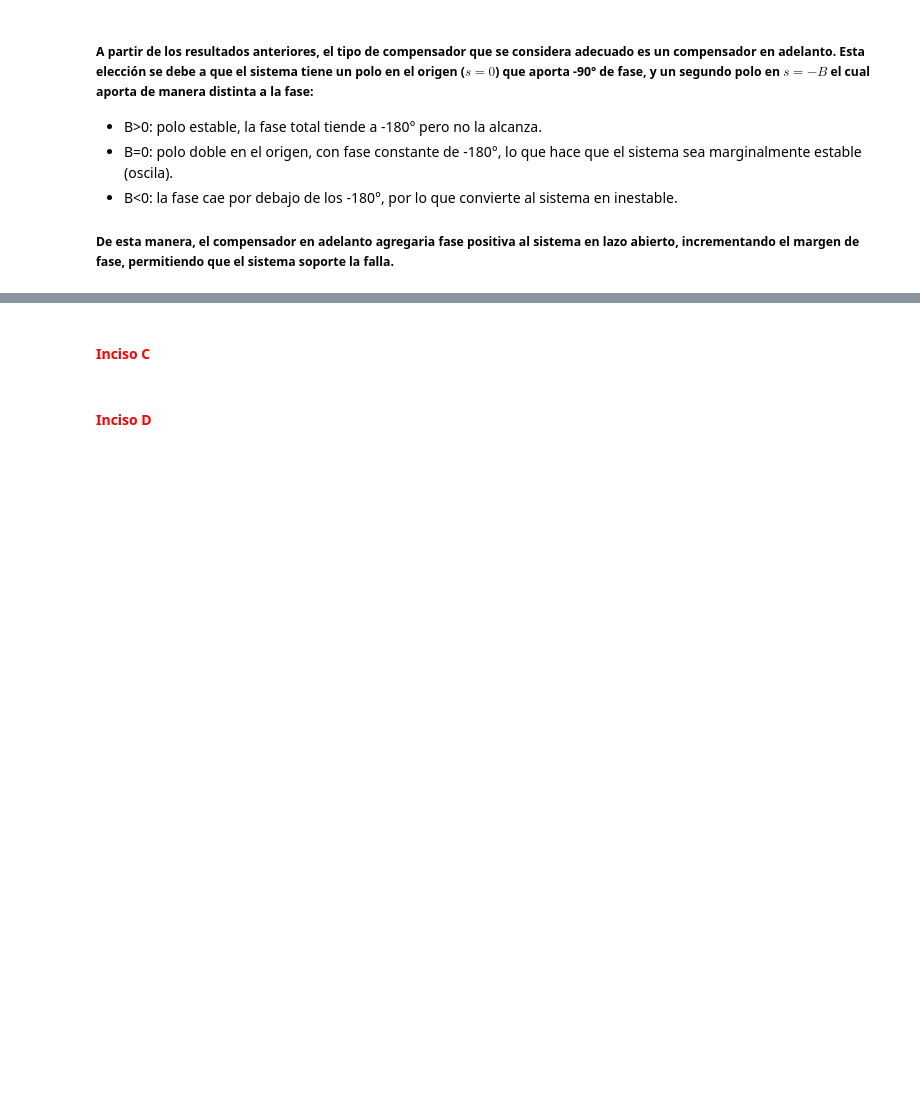
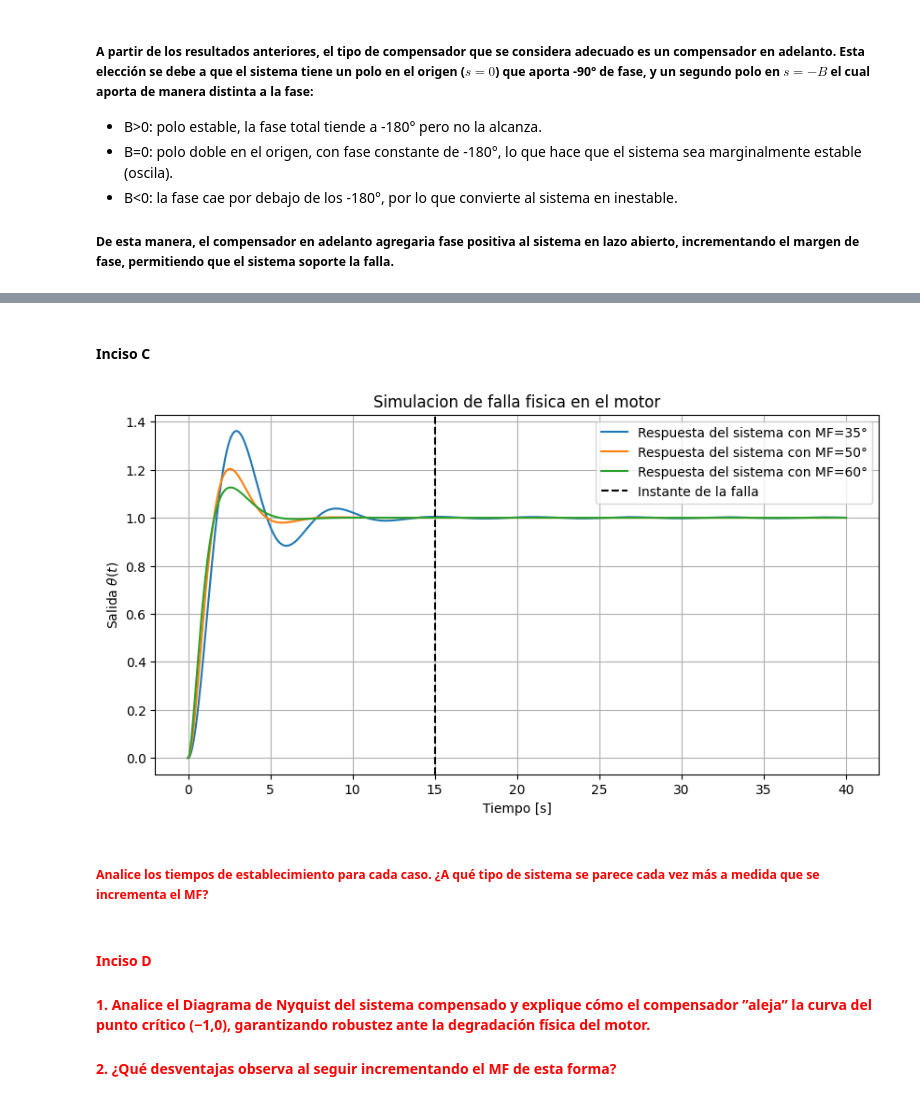
Before and after one commit to Zoevelazquez0430/TP1-SistemasDeControl, a Jupyter notebook: Punto2.ipynb, the cells around one changed output, grey strips where cells are left out. Drawn from its saved outputs; the diff is of its cells as text; code cells hidden in the pictures; blank space fills up the shorter version.

Commit message:
punto 2.b. a,b

```diff
--- a/Punto2.ipynb
+++ b/Punto2.ipynb
@@ -116,0 +119,5 @@ Ignoring fixed x limits to fulfill fixed data aspect with adjustable data limits
+# %%
+def compensador(z):
+    num = [z, z]
+    den = [1, z]
+    return ctrl.tf(num, den)
@@ -116,0 +183,12 @@ Ignoring fixed x limits to fulfill fixed data aspect with adjustable data limits
+# %%
+for z, label in zip(z_encontrados, labels):
+    C = compensador(z)
+    L = C * G_B05
+
+    dc_gain = ctrl.dcgain(C)
+    gm, pm, wg, wp = ctrl.margin(L)
+
+    print(f"Compensador {label}:")
+    print(f"- Margen de fase = {pm:.2f}°")
+    print(f"- Frecuencia de cruce = {wp:.2f} rad/s")
+    print(f"- Compensador: Ganancia DC = {dc_gain}\n")
@@ -117,4 +210,50 @@ Ignoring fixed x limits to fulfill fixed data aspect with adjustable data limits
 # %% [markdown]
-#### <span style='color:red'>Inciso C</span>
+#### Inciso C
+# %%
+t1 = np.linspace(0, 15, 1000)
+t2 = np.linspace(15, 40, 3000)
+
+plt.figure(figsize=(10, 5))
+
+for z, label in zip(z_encontrados, labels):
+    C = compensador(z)
+    L_B05 = C * G_B05
+    L_B01 = C * G_B01
+    L_B05_closed = ctrl.feedback(L_B05, 1)
+    L_B01_closed = ctrl.feedback(L_B01, 1)
+
+    # Sistema con B=0.5
+    sys1 = ctrl.ss(L_B05_closed)
+    response1 = ctrl.forced_response(sys1, T=t1, U=1)
+    t_out1 = response1.time
+    y_out1 = response1.outputs
+    x_out1 = response1.states
+    x_final_stage1 = x_out1[:, -1]
+
+    # Sistema con B=-0.1
+    sys2 = ctrl.ss(L_B01_closed)
+    response2 = ctrl.forced_response(sys2, T=t2, U=1, X0=x_final_stage1)
+    t_out2 = response2.time
+    y_out2 = response2.outputs
+    x_out2 = response2.states
+
+    t_total = np.concatenate([t_out1, t_out2])
+    y_total = np.concatenate([y_out1, y_out2])
+
+    plt.plot(t_total, y_total, label=f'Respuesta del sistema con MF={label}')
+
+plt.axvline(x=15, color='black', linestyle='--', label='Instante de la falla')
+plt.xlabel('Tiempo [s]')
+plt.ylabel('Salida $\\theta(t)$')
+plt.title('Simulacion de falla fisica en el motor')
+plt.grid(True)
+plt.legend()
+plt.show()
+# %% [output]
+[figure, added]
+# %% [markdown]
+##### <span style='color:red'>Analice los tiempos de establecimiento para cada caso. ¿A qué tipo de sistema se parece cada vez más a medida que se incrementa el MF?</span>
 # %% [markdown]
 #### <span style='color:red'>Inciso D</span>
+#### <span style='color:red'>1. Analice el Diagrama de Nyquist del sistema compensado y explique cómo el compensador ”aleja” la curva del punto crítico (−1,0), garantizando robustez ante la degradación física del motor.</span>
+#### <span style='color:red'>2. ¿Qué desventajas observa al seguir incrementando el MF de esta forma?</span>
```
Also changed, not shown: parts of 8 cells of this notebook.
